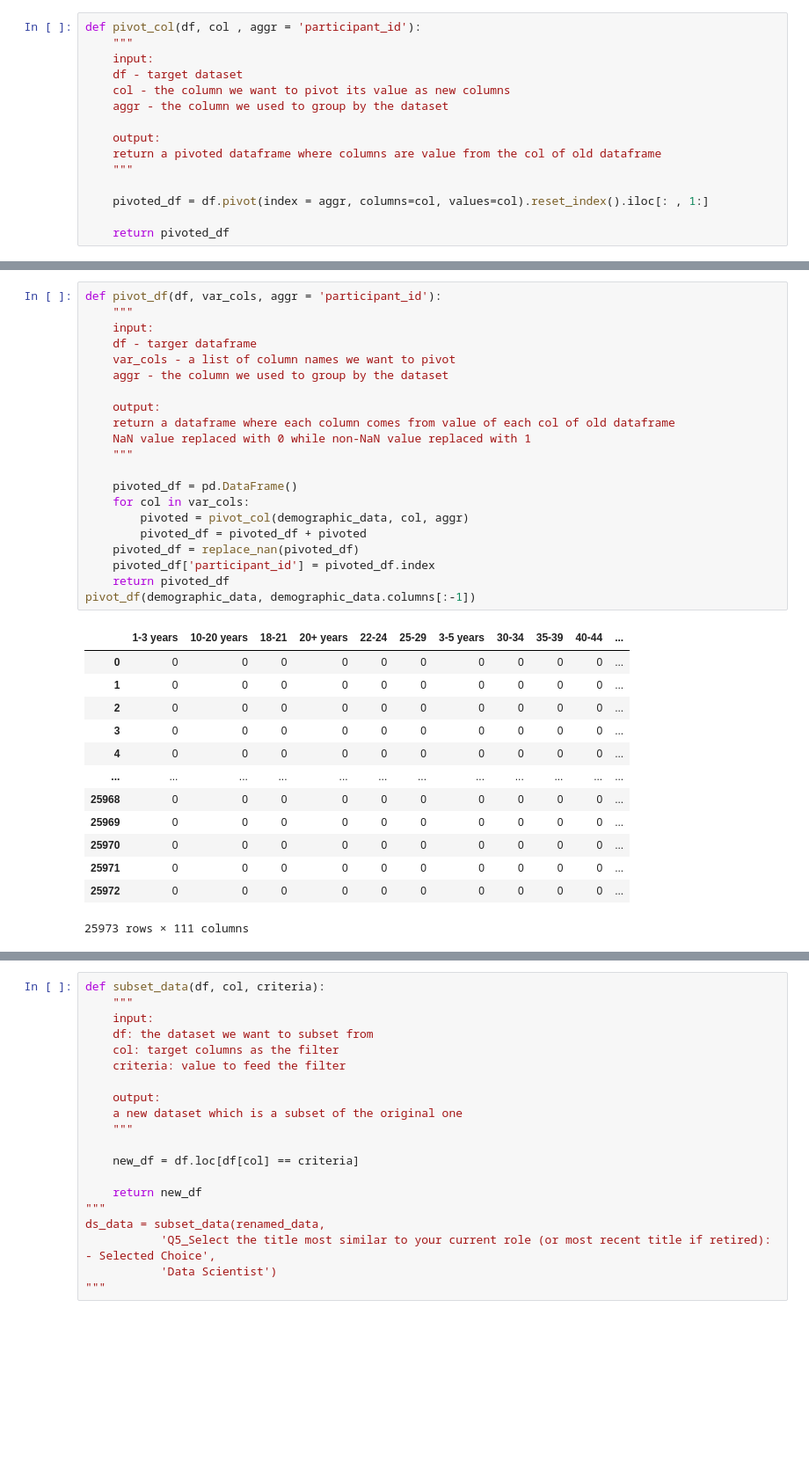
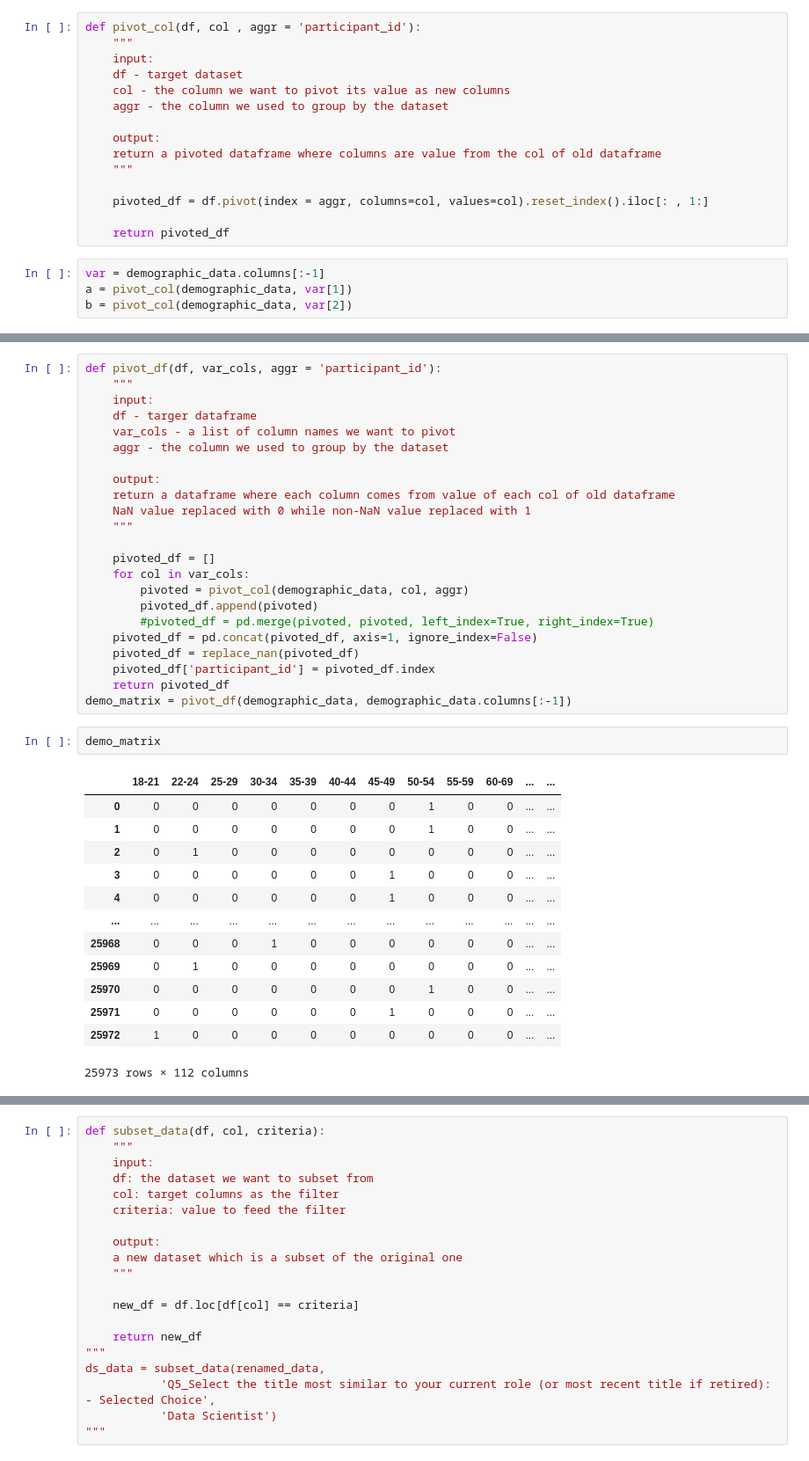
Before and after one commit to thecrossed/kaggle_survey_2021, a Jupyter notebook: what-do-data-scientists-usually-do.ipynb, the cells around one changed output, grey strips where cells are left out. Shown: that part at 88% size. Cells and saved outputs as stored; diff of their text form; blank space fills up the shorter version.

```diff
--- a/what-do-data-scientists-usually-do.ipynb
+++ b/what-do-data-scientists-usually-do.ipynb
@@ -103,3 +103,7 @@ def pivot_col(df, col , aggr = 'participant_id'):
     pivoted_df = df.pivot(index = aggr, columns=col, values=col).reset_index().iloc[: , 1:]
 
     return pivoted_df
+# %%
+var = demographic_data.columns[:-1]
+a = pivot_col(demographic_data, var[1])
+b = pivot_col(demographic_data, var[2])
@@ -116,25 +152,29 @@ def pivot_df(df, var_cols, aggr = 'participant_id'):
     NaN value replaced with 0 while non-NaN value replaced with 1
     """
 
-    pivoted_df = pd.DataFrame()
+    pivoted_df = []
     for col in var_cols:
         pivoted = pivot_col(demographic_data, col, aggr)
-        pivoted_df = pivoted_df + pivoted
+        pivoted_df.append(pivoted)
+        #pivoted_df = pd.merge(pivoted, pivoted, left_index=True, right_index=True)
+    pivoted_df = pd.concat(pivoted_df, axis=1, ignore_index=False)
     pivoted_df = replace_nan(pivoted_df)
     pivoted_df['participant_id'] = pivoted_df.index
     return pivoted_df
-pivot_df(demographic_data, demographic_data.columns[:-1])
+demo_matrix = pivot_df(demographic_data, demographic_data.columns[:-1])
-# %% [output]
-|  | 1-3 years | 10-20 years | 18-21 | 20+ years | 22-24 | 25-29 | 3-5 years | 30-34 | 35-39 | 40-44 | ... |
-| 0 | 0 | 0 | 0 | 0 | 0 | 0 | 0 | 0 | 0 | 0 | ... |
-| 1 | 0 | 0 | 0 | 0 | 0 | 0 | 0 | 0 | 0 | 0 | ... |
-| 2 | 0 | 0 | 0 | 0 | 0 | 0 | 0 | 0 | 0 | 0 | ... |
-| 3 | 0 | 0 | 0 | 0 | 0 | 0 | 0 | 0 | 0 | 0 | ... |
-| 4 | 0 | 0 | 0 | 0 | 0 | 0 | 0 | 0 | 0 | 0 | ... |
-| ... | ... | ... | ... | ... | ... | ... | ... | ... | ... | ... | ... |
-| 25968 | 0 | 0 | 0 | 0 | 0 | 0 | 0 | 0 | 0 | 0 | ... |
-| 25969 | 0 | 0 | 0 | 0 | 0 | 0 | 0 | 0 | 0 | 0 | ... |
-| 25970 | 0 | 0 | 0 | 0 | 0 | 0 | 0 | 0 | 0 | 0 | ... |
-| 25971 | 0 | 0 | 0 | 0 | 0 | 0 | 0 | 0 | 0 | 0 | ... |
-| 25972 | 0 | 0 | 0 | 0 | 0 | 0 | 0 | 0 | 0 | 0 | ... |
-25973 rows × 111 columns
+# %%
+demo_matrix
+# %% [output]
+|  | 18-21 | 22-24 | 25-29 | 30-34 | 35-39 | 40-44 | 45-49 | 50-54 | 55-59 | 60-69 | ... | ... |
+| 0 | 0 | 0 | 0 | 0 | 0 | 0 | 0 | 1 | 0 | 0 | ... | ... |
+| 1 | 0 | 0 | 0 | 0 | 0 | 0 | 0 | 1 | 0 | 0 | ... | ... |
+| 2 | 0 | 1 | 0 | 0 | 0 | 0 | 0 | 0 | 0 | 0 | ... | ... |
+| 3 | 0 | 0 | 0 | 0 | 0 | 0 | 1 | 0 | 0 | 0 | ... | ... |
+| 4 | 0 | 0 | 0 | 0 | 0 | 0 | 1 | 0 | 0 | 0 | ... | ... |
+| ... | ... | ... | ... | ... | ... | ... | ... | ... | ... | ... | ... | ... |
+| 25968 | 0 | 0 | 0 | 1 | 0 | 0 | 0 | 0 | 0 | 0 | ... | ... |
+| 25969 | 0 | 1 | 0 | 0 | 0 | 0 | 0 | 0 | 0 | 0 | ... | ... |
+| 25970 | 0 | 0 | 0 | 0 | 0 | 0 | 0 | 1 | 0 | 0 | ... | ... |
+| 25971 | 0 | 0 | 0 | 0 | 0 | 0 | 1 | 0 | 0 | 0 | ... | ... |
+| 25972 | 1 | 0 | 0 | 0 | 0 | 0 | 0 | 0 | 0 | 0 | ... | ... |
+25973 rows × 112 columns
```
Also changed, not shown: parts of 3 cells of this notebook.
